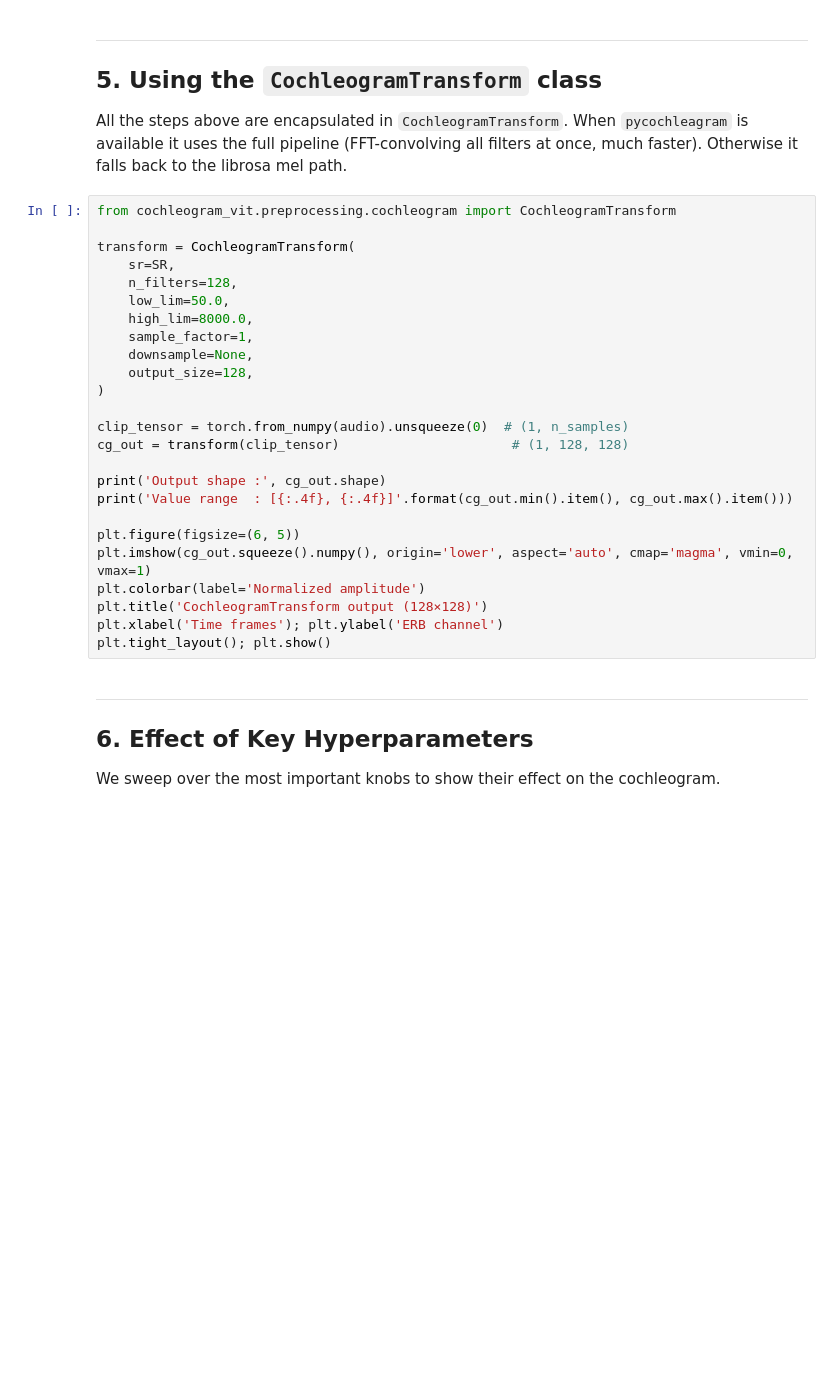
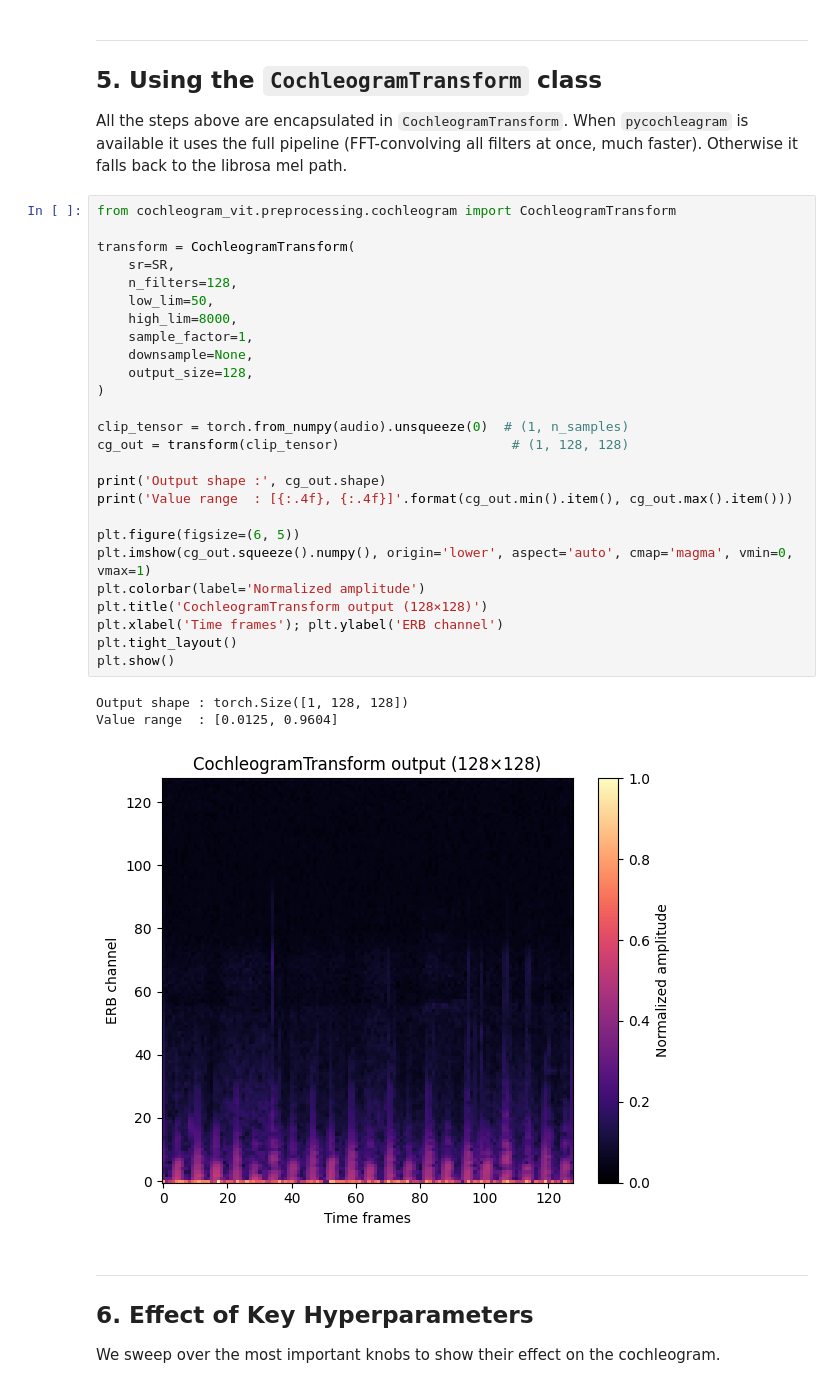
Before and after one commit to saidiadem/cochleogram-vit, a Jupyter notebook: notebooks/02_cochleogram_generation.ipynb, the cells around one changed output. Drawn from its saved outputs; the diff is of its cells as text; blank space fills up the shorter version.

```diff
--- a/notebooks/02_cochleogram_generation.ipynb
+++ b/notebooks/02_cochleogram_generation.ipynb
@@ -399,28 +429,33 @@ Otherwise it falls back to the librosa mel path.
 # %%
 from cochleogram_vit.preprocessing.cochleogram import CochleogramTransform
 
 transform = CochleogramTransform(
     sr=SR,
     n_filters=128,
-    low_lim=50.0,
-    high_lim=8000.0,
+    low_lim=50,
+    high_lim=8000,
     sample_factor=1,
     downsample=None,
     output_size=128,
 )
 
 clip_tensor = torch.from_numpy(audio).unsqueeze(0)  # (1, n_samples)
 cg_out = transform(clip_tensor)                      # (1, 128, 128)
 
 print('Output shape :', cg_out.shape)
 print('Value range  : [{:.4f}, {:.4f}]'.format(cg_out.min().item(), cg_out.max().item()))
 
 plt.figure(figsize=(6, 5))
 plt.imshow(cg_out.squeeze().numpy(), origin='lower', aspect='auto', cmap='magma', vmin=0, vmax=1)
 plt.colorbar(label='Normalized amplitude')
 plt.title('CochleogramTransform output (128×128)')
 plt.xlabel('Time frames'); plt.ylabel('ERB channel')
-plt.tight_layout(); plt.show()
+plt.tight_layout()
+plt.show()
+# %% [output]
+Output shape : torch.Size([1, 128, 128])
+Value range  : [0.0125, 0.9604]
+[figure, added]
 # %% [markdown]
 ---
 ## 6. Effect of Key Hyperparameters
```
Also changed, not shown: parts of 15 cells of this notebook, 6 other files.
